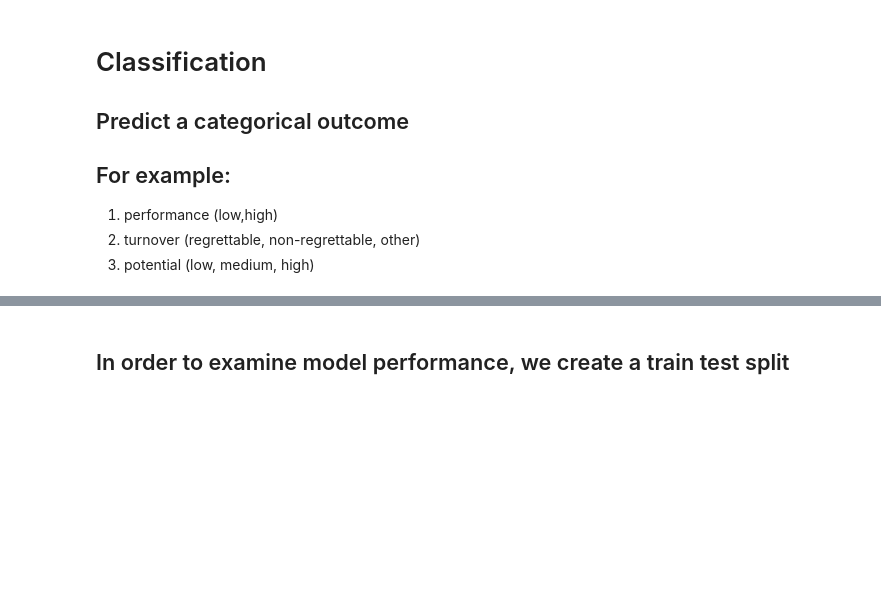
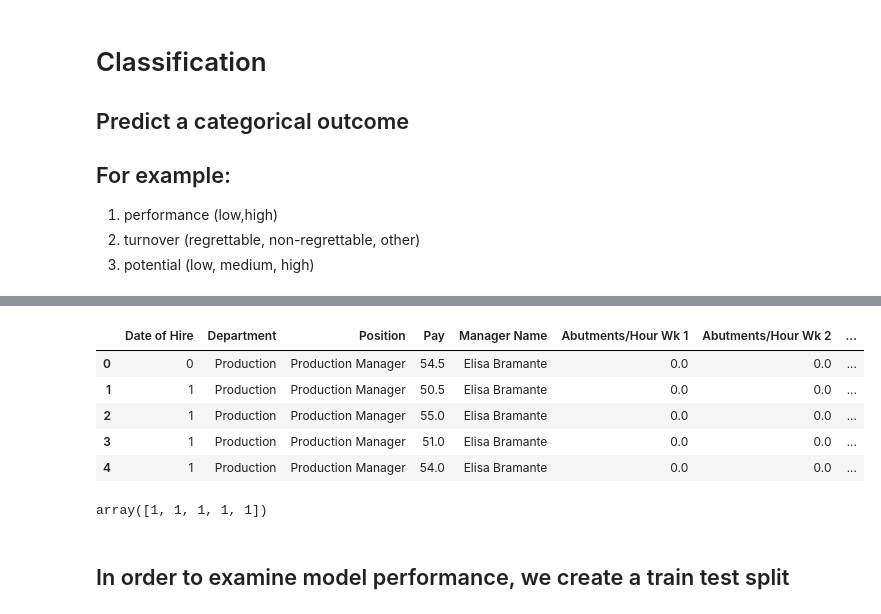
Before and after one commit to egynzhu-personal/siop-python-seminar-2024, a Jupyter notebook: 04_Machine_Learning.ipynb, the cells around one changed output, grey strips where cells are left out. Drawn from its saved outputs; the diff is of its cells as text; code cells hidden in the pictures; blank space fills up the shorter version.

```diff
--- a/04_Machine_Learning.ipynb
+++ b/04_Machine_Learning.ipynb
@@ -19,0 +81,12 @@ y = iris.target
+# %%
+# gather X and y
+X = df.drop('Performance Score', axis = 1)
+y = df['Performance Score'].map({
+    'Fully Meets': 1,
+    'N/A- too early to review': 0,
+    'Exceeds': 1,
+    '90-day meets': 1,
+    'Needs Improvement': 0,
+    'PIP': 0,
+    'Exceptional': 1
+})
@@ -20,3 +100,16 @@ y = iris.target
+# %%
+X.head()
+# %% [output]
+|  | Date of Hire | Department | Position | Pay | Manager Name | Abutments/Hour Wk 1 | Abutments/Hour Wk 2 | ... |
+| 0 | 0 | Production | Production Manager | 54.5 | Elisa Bramante | 0.0 | 0.0 | ... |
+| 1 | 1 | Production | Production Manager | 50.5 | Elisa Bramante | 0.0 | 0.0 | ... |
+| 2 | 1 | Production | Production Manager | 55.0 | Elisa Bramante | 0.0 | 0.0 | ... |
+| 3 | 1 | Production | Production Manager | 51.0 | Elisa Bramante | 0.0 | 0.0 | ... |
+| 4 | 1 | Production | Production Manager | 54.0 | Elisa Bramante | 0.0 | 0.0 | ... |
+# %%
+y.values[0:5]
+# %% [output]
+array([1, 1, 1, 1, 1])
 # %% [markdown]
 ## In order to examine model performance, we create a train test split
 # %% [markdown]
```
Also changed, not shown: parts of 36 cells of this notebook.
